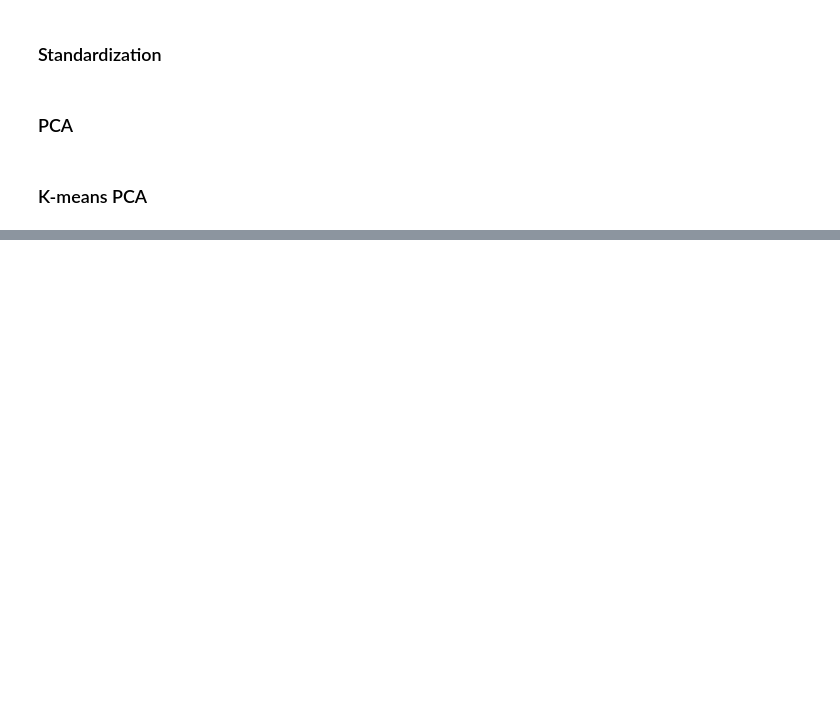
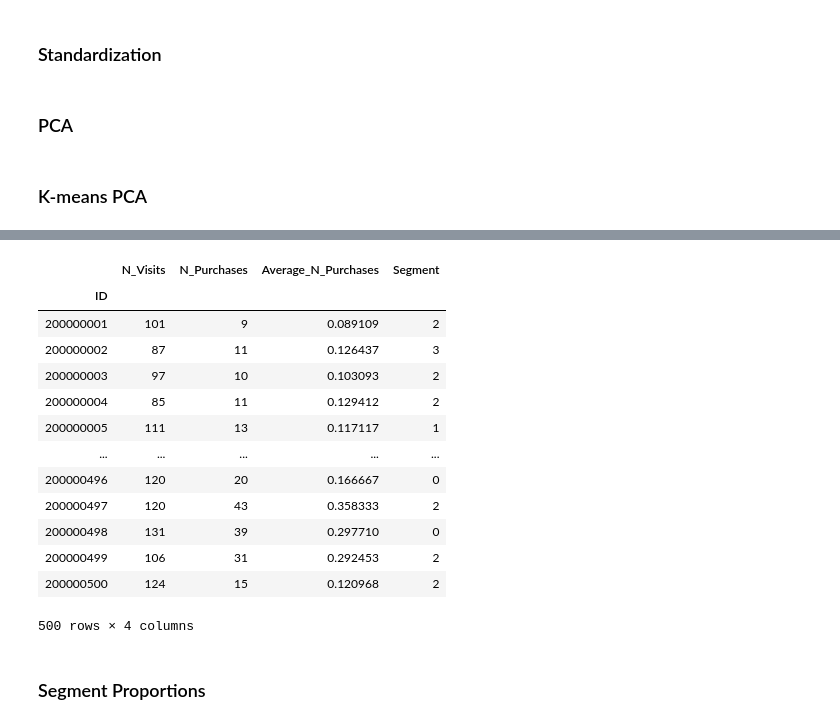
Before and after one commit to SimonSlominski/Data_Science, a Jupyter notebook: 01_Customer_Analytics/Descriptive_purchase_analytics.ipynb, the cells around one changed output, grey strips where cells are left out. Cells and saved outputs as stored; diff of their text form; code cells hidden in the pictures; blank space fills up the shorter version.

```diff
--- a/01_Customer_Analytics/Descriptive_purchase_analytics.ipynb
+++ b/01_Customer_Analytics/Descriptive_purchase_analytics.ipynb
@@ -81,0 +90,8 @@ df_purchase_predictors['Segment'] = purchase_segm_kmeans_pca
+# %%
+# Create data frame with one record per individual. Purchase occasions by customer ID
+temp1 = df_purchase_predictors[['ID', 'Incidence']].groupby(['ID'], as_index = False).count()
+# Set index to ID
+temp1 = temp1.set_index('ID')
+# Change the name of 'Incidence' to 'N_Visits'
+temp1 = temp1.rename(columns = {'Incidence': 'N_Visits'})
+temp1
@@ -81,0 +113,8 @@ df_purchase_predictors['Segment'] = purchase_segm_kmeans_pca
+# %%
+# Number of purchases per customer ID
+temp2 = df_purchase_predictors[['ID', 'Incidence']].groupby(['ID'], as_index = False).sum()
+# Set index to ID
+temp2 = temp2.set_index('ID')
+# Change the name of 'Incidence' to 'N_Purchases'
+temp2 = temp2.rename(columns = {'Incidence': 'N_Purchases'})
+temp2
@@ -81,0 +167,23 @@ df_purchase_predictors['Segment'] = purchase_segm_kmeans_pca
+# %%
+# Obtain the segment for each customer in the data set.
+temp4 = df_purchase_predictors[['ID', 'Segment']].groupby(['ID'], as_index = False).mean()
+temp4 = temp4.set_index('ID')
+df_purchase_descr = temp3.join(temp4)
+df_purchase_descr
+# %% [output]
+|  | N_Visits | N_Purchases | Average_N_Purchases | Segment |
+| ID |  |  |  |  |
+| 200000001 | 101 | 9 | 0.089109 | 2 |
+| 200000002 | 87 | 11 | 0.126437 | 3 |
+| 200000003 | 97 | 10 | 0.103093 | 2 |
+| 200000004 | 85 | 11 | 0.129412 | 2 |
+| 200000005 | 111 | 13 | 0.117117 | 1 |
+| ... | ... | ... | ... | ... |
+| 200000496 | 120 | 20 | 0.166667 | 0 |
+| 200000497 | 120 | 43 | 0.358333 | 2 |
+| 200000498 | 131 | 39 | 0.297710 | 0 |
+| 200000499 | 106 | 31 | 0.292453 | 2 |
+| 200000500 | 124 | 15 | 0.120968 | 2 |
+500 rows × 4 columns
+# %% [markdown]
+### Segment Proportions
```
Also changed, not shown: parts of 9 cells of this notebook.
